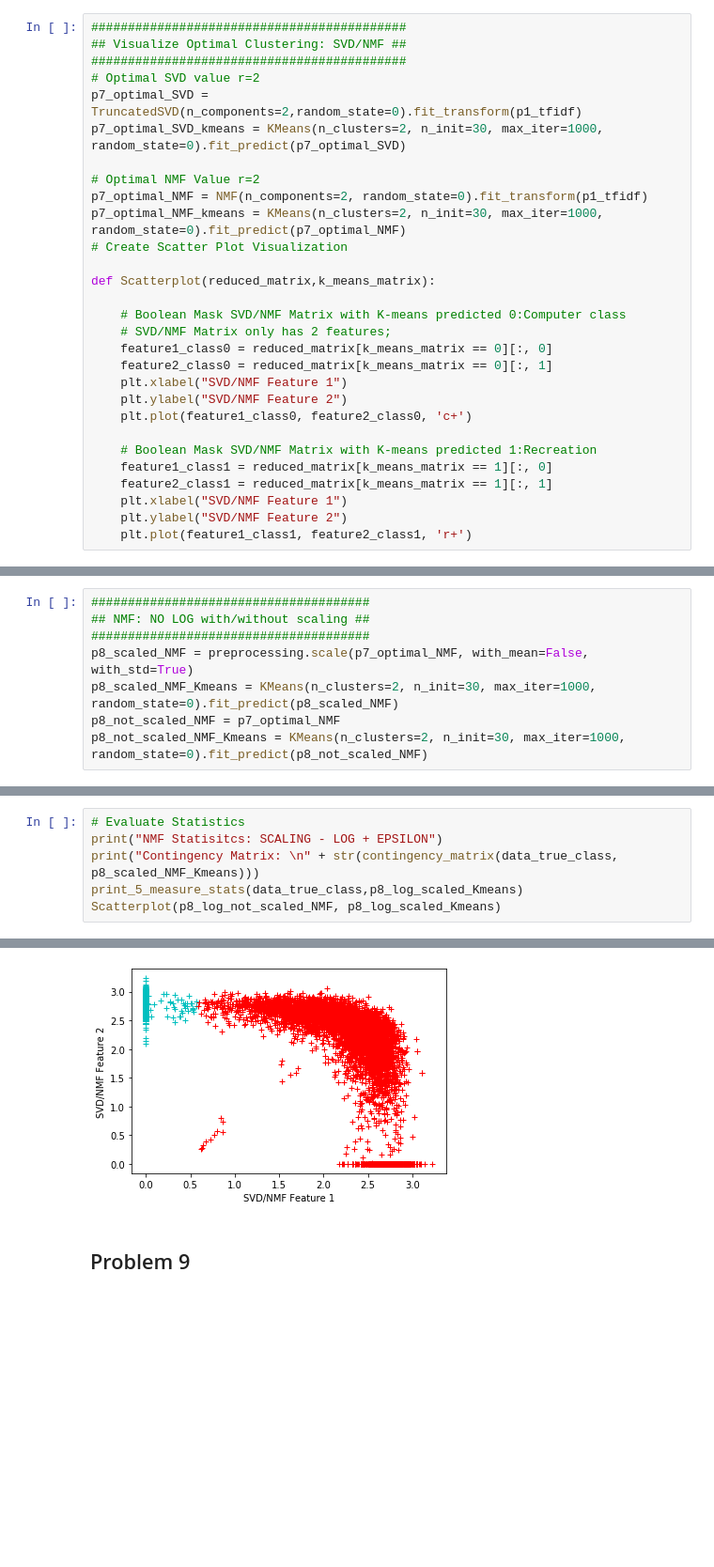
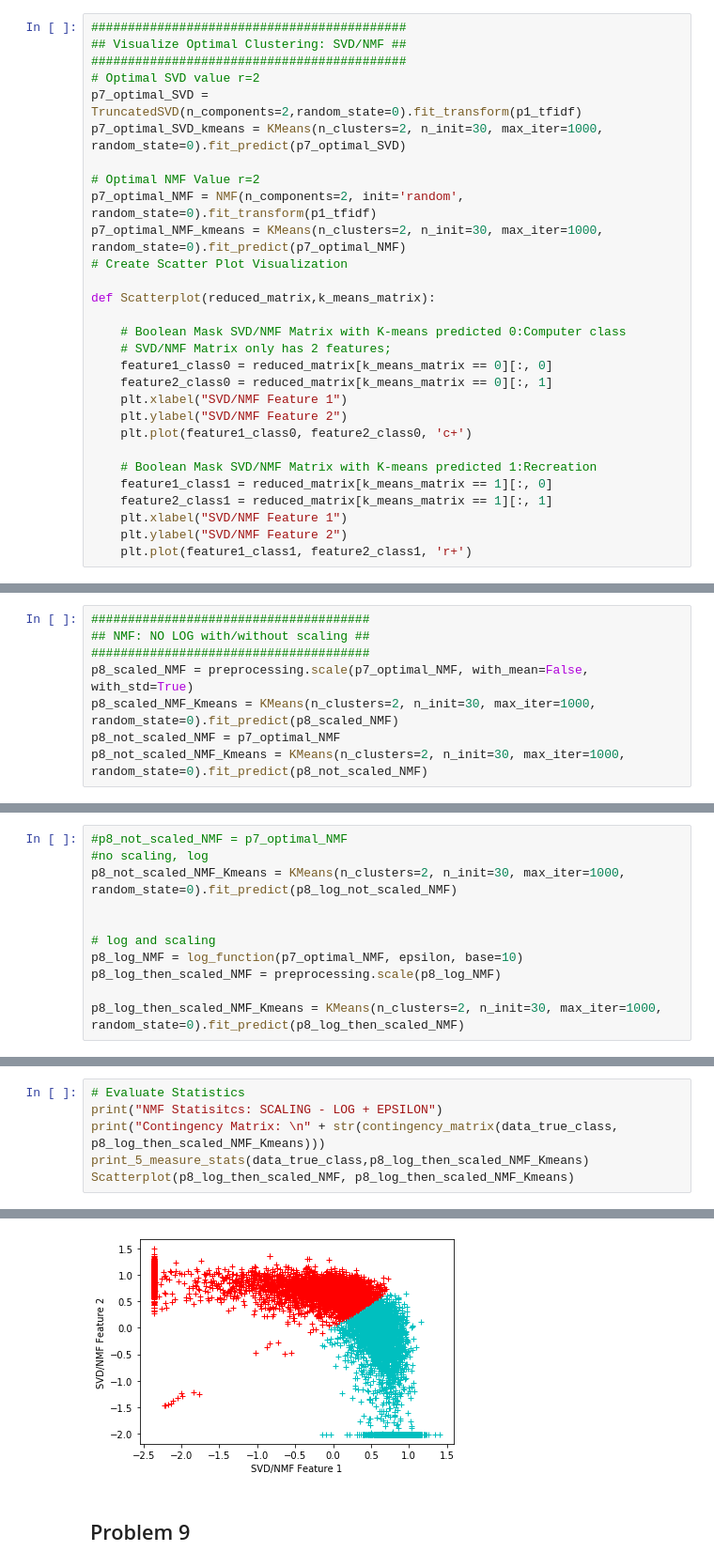
Before and after one commit to ryanch1/data-mining, a Jupyter notebook: Problem 1-10.ipynb, the cells around one changed output, grey strips where cells are left out. Shown: that part at 94% size. Drawn from its saved outputs; the diff is of its cells as text; blank space fills up the shorter version.

Commit message:
NMF init = 'random' fixed things

```diff
--- a/Problem 1-10.ipynb
+++ b/Problem 1-10.ipynb
@@ -317,7 +317,7 @@ p7_optimal_SVD = TruncatedSVD(n_components=2,random_state=0).fit_transform(p1_tf
 p7_optimal_SVD_kmeans = KMeans(n_clusters=2, n_init=30, max_iter=1000, random_state=0).fit_predict(p7_optimal_SVD)
 
 # Optimal NMF Value r=2
-p7_optimal_NMF = NMF(n_components=2, random_state=0).fit_transform(p1_tfidf)
+p7_optimal_NMF = NMF(n_components=2, init='random', random_state=0).fit_transform(p1_tfidf)
 p7_optimal_NMF_kmeans = KMeans(n_clusters=2, n_init=30, max_iter=1000, random_state=0).fit_predict(p7_optimal_NMF)
 # Create Scatter Plot Visualization
 
@@ -487,4 +487,15 @@ p8_log_scaled_Kmeans = KMeans(n_clusters=2, n_init=30, max_iter=1000, random_sta
 p8_log_not_scaled_Kmeans= KMeans(n_clusters=2, n_init=30, max_iter=1000, random_state=0).fit_predict(p8_log_not_scaled_NMF)
+# %%
+#p8_not_scaled_NMF = p7_optimal_NMF
+#no scaling, log
+p8_not_scaled_NMF_Kmeans = KMeans(n_clusters=2, n_init=30, max_iter=1000, random_state=0).fit_predict(p8_log_not_scaled_NMF)
+
+
+# log and scaling
+p8_log_NMF = log_function(p7_optimal_NMF, epsilon, base=10)
+p8_log_then_scaled_NMF = preprocessing.scale(p8_log_NMF)
+
+p8_log_then_scaled_NMF_Kmeans = KMeans(n_clusters=2, n_init=30, max_iter=1000, random_state=0).fit_predict(p8_log_then_scaled_NMF)
 # %%
 # Evaluate Statistics
 print("NMF Statisitcs: NO SCALING - LOG + EPSILON")
@@ -513,9 +524,9 @@ Contingency Matrix:
 # %%
 # Evaluate Statistics
 print("NMF Statisitcs: SCALING - LOG + EPSILON")
-print("Contingency Matrix: \n" + str(contingency_matrix(data_true_class, p8_scaled_NMF_Kmeans)))
-print_5_measure_stats(data_true_class,p8_log_scaled_Kmeans)
-Scatterplot(p8_log_not_scaled_NMF, p8_log_scaled_Kmeans)
+print("Contingency Matrix: \n" + str(contingency_matrix(data_true_class, p8_log_then_scaled_NMF_Kmeans)))
+print_5_measure_stats(data_true_class,p8_log_then_scaled_NMF_Kmeans)
+Scatterplot(p8_log_then_scaled_NMF, p8_log_then_scaled_NMF_Kmeans)
 # %% [output]
 NMF Statisitcs: SCALING - LOG + EPSILON
 Contingency Matrix:
@@ -534,7 +545,7 @@ Contingency Matrix:
 
 
 ----------------------------------------
-[figure, old version]
+[figure, new version]
 # %% [markdown]
 ## Problem 9
 # %% [markdown]
```
Also changed, not shown: parts of 7 cells of this notebook.
